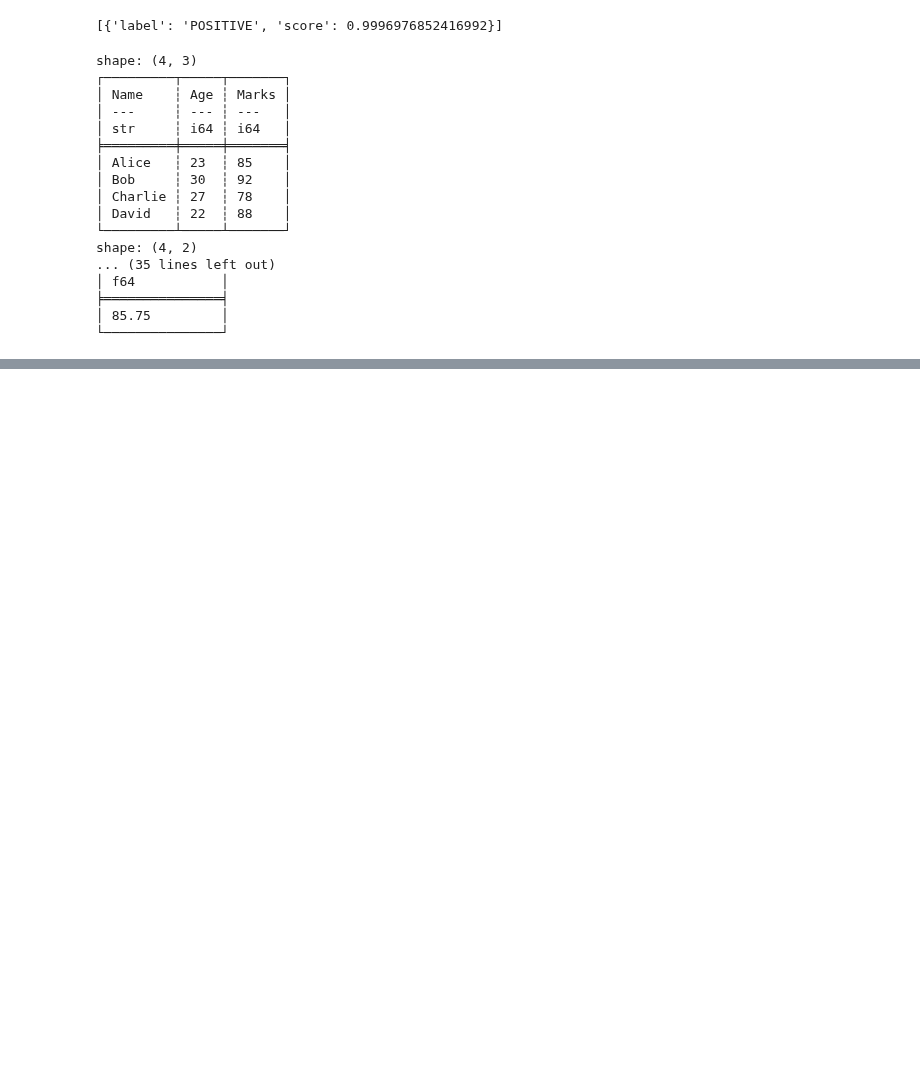
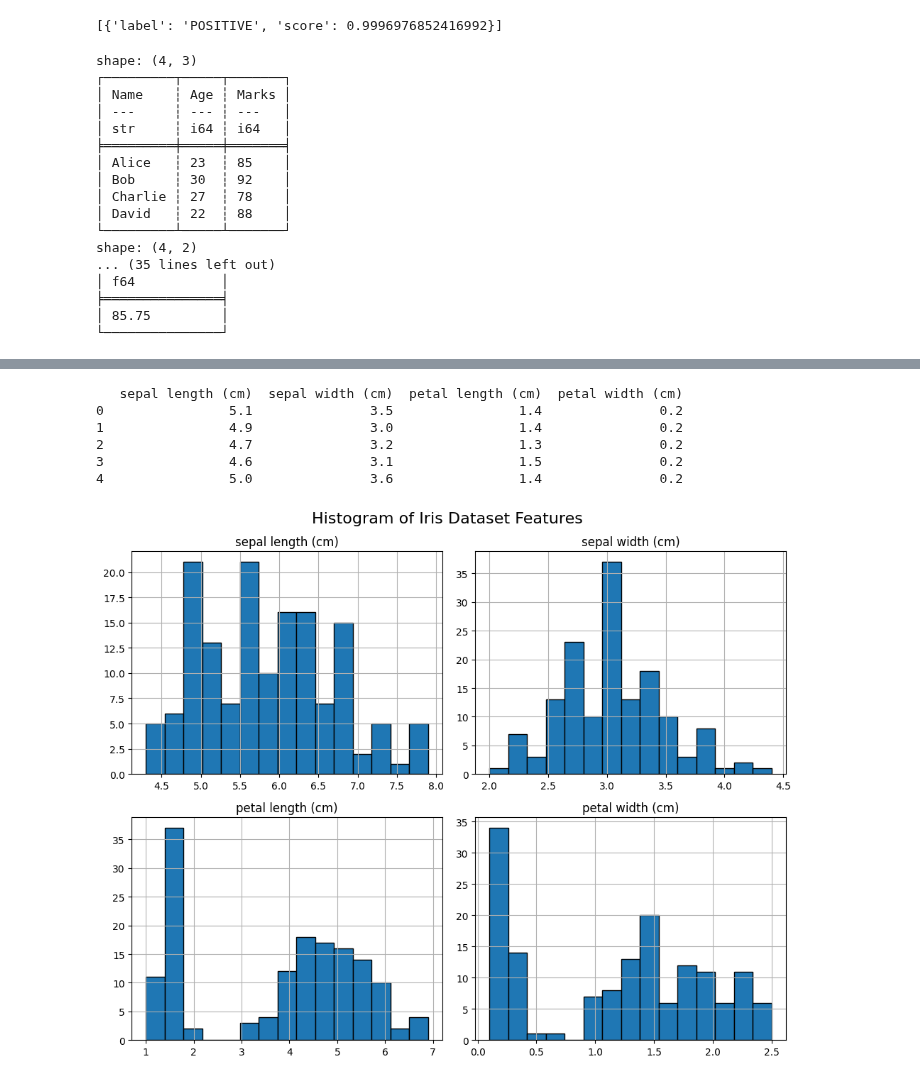
Before and after one commit to Gouri-Nandana11/MCA, a Jupyter notebook: Datascience.ipynb, the cells around one changed output, grey strips where cells are left out. Cells and saved outputs as stored; diff of their text form; code cells hidden in the pictures; blank space fills up the shorter version.

```diff
--- a/Datascience.ipynb
+++ b/Datascience.ipynb
@@ -615,0 +643,31 @@ shape: (4, 2)
+# %%
+from sklearn.datasets import load_iris
+import matplotlib.pyplot as plt
+import seaborn as sns
+import pandas as pd
+
+# Load Iris dataset
+iris = load_iris()
+
+# Create DataFrame
+df = pd.DataFrame(iris.data, columns=iris.feature_names)
+
+# Display first 5 rows
+print(df.head())
+
+# Plot histograms
+df.hist(figsize=(10, 8), bins=15, edgecolor='black')
+
+# Add overall title
+plt.suptitle("Histogram of Iris Dataset Features", fontsize=16)
+
+plt.tight_layout()
+plt.show()
+# %% [output]
+   sepal length (cm)  sepal width (cm)  petal length (cm)  petal width (cm)
+0                5.1               3.5                1.4               0.2
+1                4.9               3.0                1.4               0.2
+2                4.7               3.2                1.3               0.2
+3                4.6               3.1                1.5               0.2
+4                5.0               3.6                1.4               0.2
+[figure, added]
```
Also changed, not shown: parts of 16 cells of this notebook.
